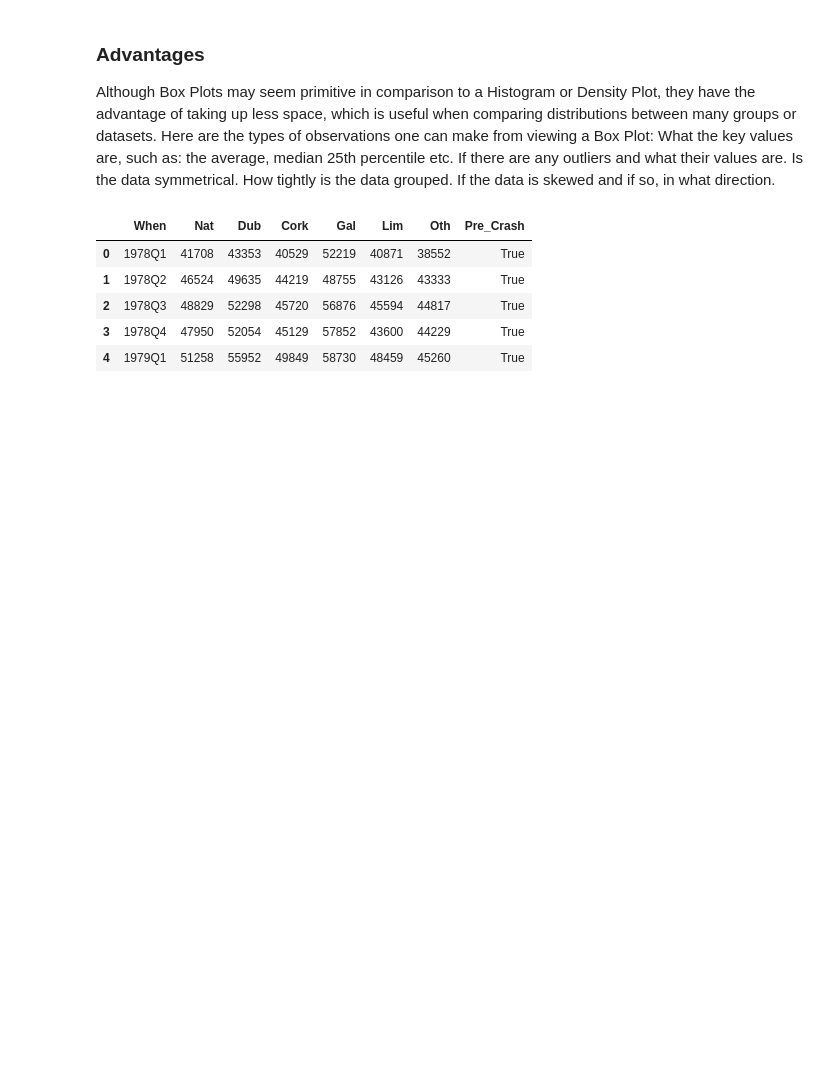
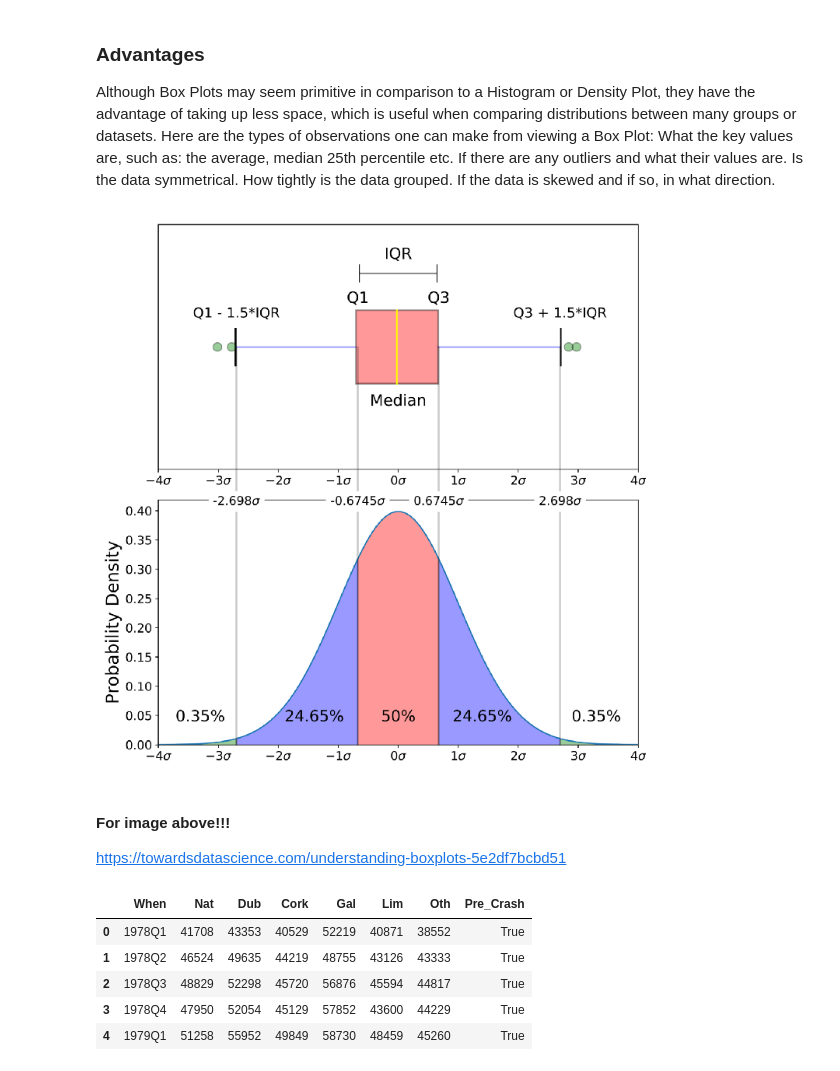
Before and after one commit to eamonnofarrell/Boxplot, a Jupyter notebook: BoxPlot_Project.ipynb, the cells around one changed output. Drawn from its saved outputs; the diff is of its cells as text; code cells hidden in the pictures; blank space fills up the shorter version.

```diff
--- a/BoxPlot_Project.ipynb
+++ b/BoxPlot_Project.ipynb
@@ -83,6 +92,13 @@ If there are any outliers and what their values are.
 Is the data symmetrical.
 How tightly is the data grouped.
 If the data is skewed and if so, in what direction.
+# %%
+Image("boxnorm.png", width=700, height=1500)
+# %% [output]
+[figure, added]
+# %% [markdown]
+#### For image above!!!
+https://towardsdatascience.com/understanding-boxplots-5e2df7bcbd51
 # %%
 import pandas as pd
 import numpy as np
```
Also changed, not shown: parts of 4 cells of this notebook.
